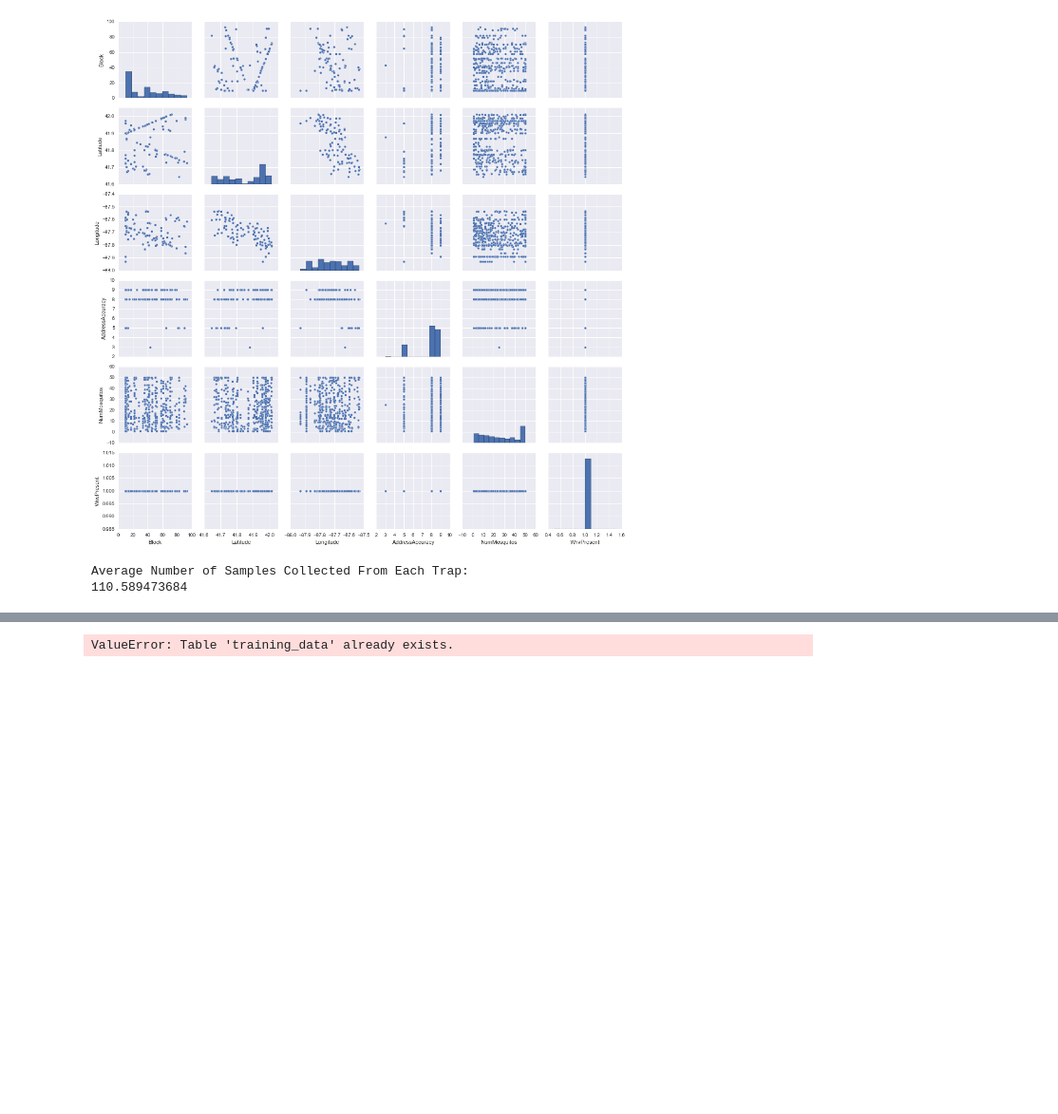
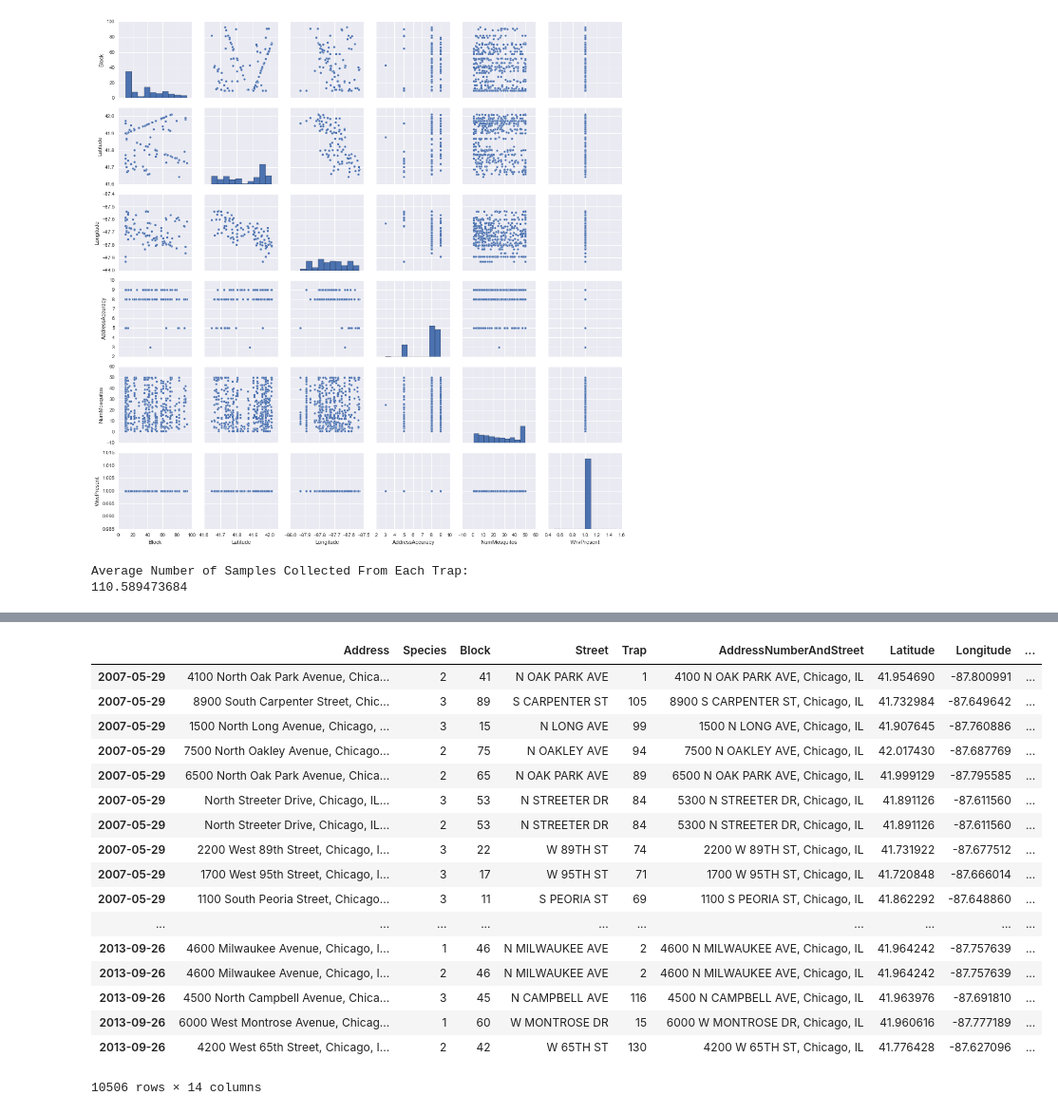
Before and after one commit to cl65610/west_nile, a Jupyter notebook: research/eda_work_train_df.ipynb, the cells around one changed output, grey strips where cells are left out. Shown: that part at 95% size. Cells and saved outputs as stored; diff of their text form; code cells hidden in the pictures; blank space fills up the shorter version.

```diff
--- a/research/eda_work_train_df.ipynb
+++ b/research/eda_work_train_df.ipynb
@@ -182,3 +203,42 @@ Average Number of Samples Collected From Each Trap:
+# %%
+from sklearn.preprocessing import LabelEncoder, OneHotEncoder
+
+def label_encoding(df, category_list):
+    le = LabelEncoder()
+    for col in category_list:
+        df[col] = le.fit_transform(df[col])
+    return df
+
+def date_columns(df):
+    df['day'] = df.index.day
+    df['month'] = df.index.month
+    df['year'] = df.index.year
+    return df
+# %%
+train_df = label_encoding(train_df, ['Species', 'Trap'])
+# %%
+train_df = date_columns(train_df)
+# %%
+train_df
+# %% [output]
+|  | Address | Species | Block | Street | Trap | AddressNumberAndStreet | Latitude | Longitude | ... |
+| 2007-05-29 | 4100 North Oak Park Avenue, Chica... | 2 | 41 | N OAK PARK AVE | 1 | 4100 N OAK PARK AVE, Chicago, IL | 41.954690 | -87.800991 | ... |
+| 2007-05-29 | 8900 South Carpenter Street, Chic... | 3 | 89 | S CARPENTER ST | 105 | 8900 S CARPENTER ST, Chicago, IL | 41.732984 | -87.649642 | ... |
+| 2007-05-29 | 1500 North Long Avenue, Chicago, ... | 3 | 15 | N LONG AVE | 99 | 1500 N LONG AVE, Chicago, IL | 41.907645 | -87.760886 | ... |
+| 2007-05-29 | 7500 North Oakley Avenue, Chicago... | 2 | 75 | N OAKLEY AVE | 94 | 7500 N OAKLEY AVE, Chicago, IL | 42.017430 | -87.687769 | ... |
+| 2007-05-29 | 6500 North Oak Park Avenue, Chica... | 2 | 65 | N OAK PARK AVE | 89 | 6500 N OAK PARK AVE, Chicago, IL | 41.999129 | -87.795585 | ... |
+| 2007-05-29 | North Streeter Drive, Chicago, IL... | 3 | 53 | N STREETER DR | 84 | 5300 N STREETER DR, Chicago, IL | 41.891126 | -87.611560 | ... |
+| 2007-05-29 | North Streeter Drive, Chicago, IL... | 2 | 53 | N STREETER DR | 84 | 5300 N STREETER DR, Chicago, IL | 41.891126 | -87.611560 | ... |
+| 2007-05-29 | 2200 West 89th Street, Chicago, I... | 3 | 22 | W 89TH ST | 74 | 2200 W 89TH ST, Chicago, IL | 41.731922 | -87.677512 | ... |
+| 2007-05-29 | 1700 West 95th Street, Chicago, I... | 3 | 17 | W 95TH ST | 71 | 1700 W 95TH ST, Chicago, IL | 41.720848 | -87.666014 | ... |
+| 2007-05-29 | 1100 South Peoria Street, Chicago... | 3 | 11 | S PEORIA ST | 69 | 1100 S PEORIA ST, Chicago, IL | 41.862292 | -87.648860 | ... |
+| ... | ... | ... | ... | ... | ... | ... | ... | ... | ... |
+| 2013-09-26 | 4600 Milwaukee Avenue, Chicago, I... | 1 | 46 | N MILWAUKEE AVE | 2 | 4600 N MILWAUKEE AVE, Chicago, IL | 41.964242 | -87.757639 | ... |
+| 2013-09-26 | 4600 Milwaukee Avenue, Chicago, I... | 2 | 46 | N MILWAUKEE AVE | 2 | 4600 N MILWAUKEE AVE, Chicago, IL | 41.964242 | -87.757639 | ... |
+| 2013-09-26 | 4500 North Campbell Avenue, Chica... | 3 | 45 | N CAMPBELL AVE | 116 | 4500 N CAMPBELL AVE, Chicago, IL | 41.963976 | -87.691810 | ... |
+| 2013-09-26 | 6000 West Montrose Avenue, Chicag... | 1 | 60 | W MONTROSE DR | 15 | 6000 W MONTROSE DR, Chicago, IL | 41.960616 | -87.777189 | ... |
+| 2013-09-26 | 4200 West 65th Street, Chicago, I... | 2 | 42 | W 65TH ST | 130 | 4200 W 65TH ST, Chicago, IL | 41.776428 | -87.627096 | ... |
+10506 rows × 14 columns
 # %%
 ## I am creating the engine that connects psql with my newly created database (west_nile)
 ## so that i can export the dataframes as tables
@@ -195,5 +255,3 @@ train_df.to_sql('training_data', engine)
 ## an error might get kicked up here since a table has already been created, that
 ## is fine for us, just ignore the error. If you alter the dataframe then you need
 ## to delete the table in psql and then recreate it
-# %% [output]
-ValueError: Table 'training_data' already exists.
```
Also changed, not shown: parts of 1 cell of this notebook.
